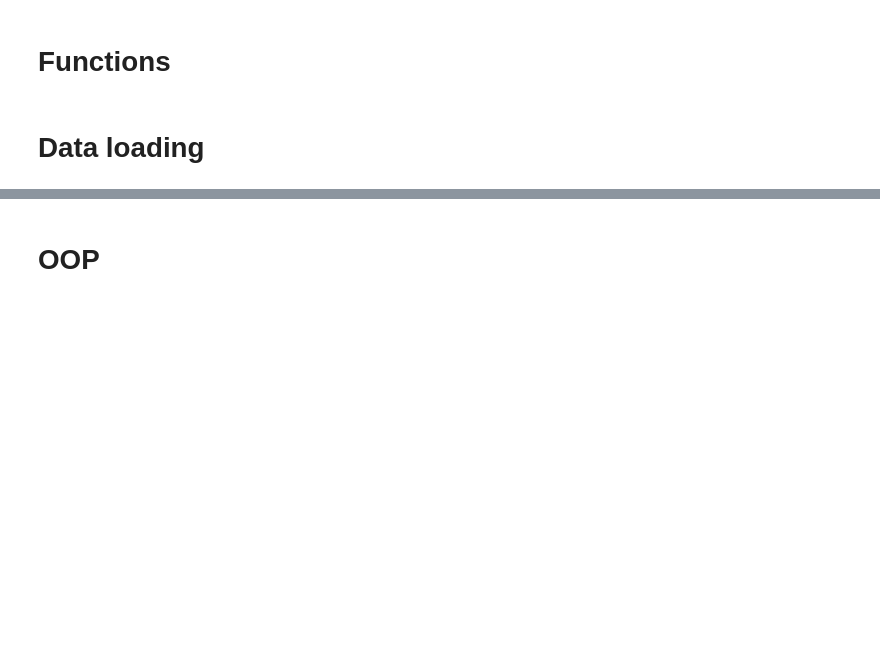
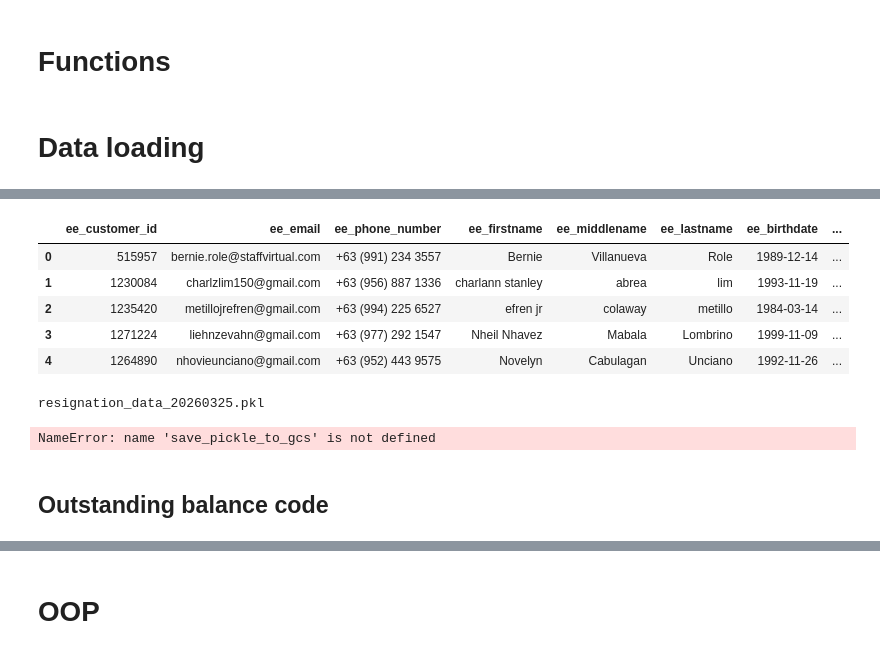
Before and after one commit to dchakroborti-tonik/Tendo_Model_Monitoring_Dashboard, a Jupyter notebook: Oleh_presentation_code.ipynb, the cells around one changed output, grey strips where cells are left out. Cells and saved outputs as stored; diff of their text form; code cells hidden in the pictures; blank space fills up the shorter version.

```diff
--- a/Oleh_presentation_code.ipynb
+++ b/Oleh_presentation_code.ipynb
@@ -367,0 +706,27 @@ dt_oop_targets.head(2)
+# %%
+dt.head()
+# %% [output]
+|  | ee_customer_id | ee_email | ee_phone_number | ee_firstname | ee_middlename | ee_lastname | ee_birthdate | ... |
+| 0 | 515957 | bernie.role@staffvirtual.com | +63 (991) 234 3557 | Bernie | Villanueva | Role | 1989-12-14 | ... |
+| 1 | 1230084 | charlzlim150@gmail.com | +63 (956) 887 1336 | charlann stanley | abrea | lim | 1993-11-19 | ... |
+| 2 | 1235420 | metillojrefren@gmail.com | +63 (994) 225 6527 | efren jr | colaway | metillo | 1984-03-14 | ... |
+| 3 | 1271224 | liehnzevahn@gmail.com | +63 (977) 292 1547 | Nheil Nhavez | Mabala | Lombrino | 1999-11-09 | ... |
+| 4 | 1264890 | nhovieunciano@gmail.com | +63 (952) 443 9575 | Novelyn | Cabulagan | Unciano | 1992-11-26 | ... |
+# %%
+# Your modified code
+bucket_name = GS_BUCKET
+pickle_filename = f"resignation_data_{CURRENT_DATE}"
+
+# Construct the new filename with .pkl extension
+data_filename = f"{pickle_filename}.pkl"
+print(data_filename)
+
+destination_blob_name = f"{CLOUDPATH}/{data_filename}"
+
+# Save the DataFrame (or any object) as pickle to GCS
+save_pickle_to_gcs(dt[['ee_customer_id','ee_resignation_date_correct']], bucket_name, destination_blob_name)
+# %% [output]
+resignation_data_20260325.pkl
+NameError: name 'save_pickle_to_gcs' is not defined
+# %% [markdown]
+## Outstanding balance code
```
Also changed, not shown: parts of 93 cells of this notebook, 19 other files.
